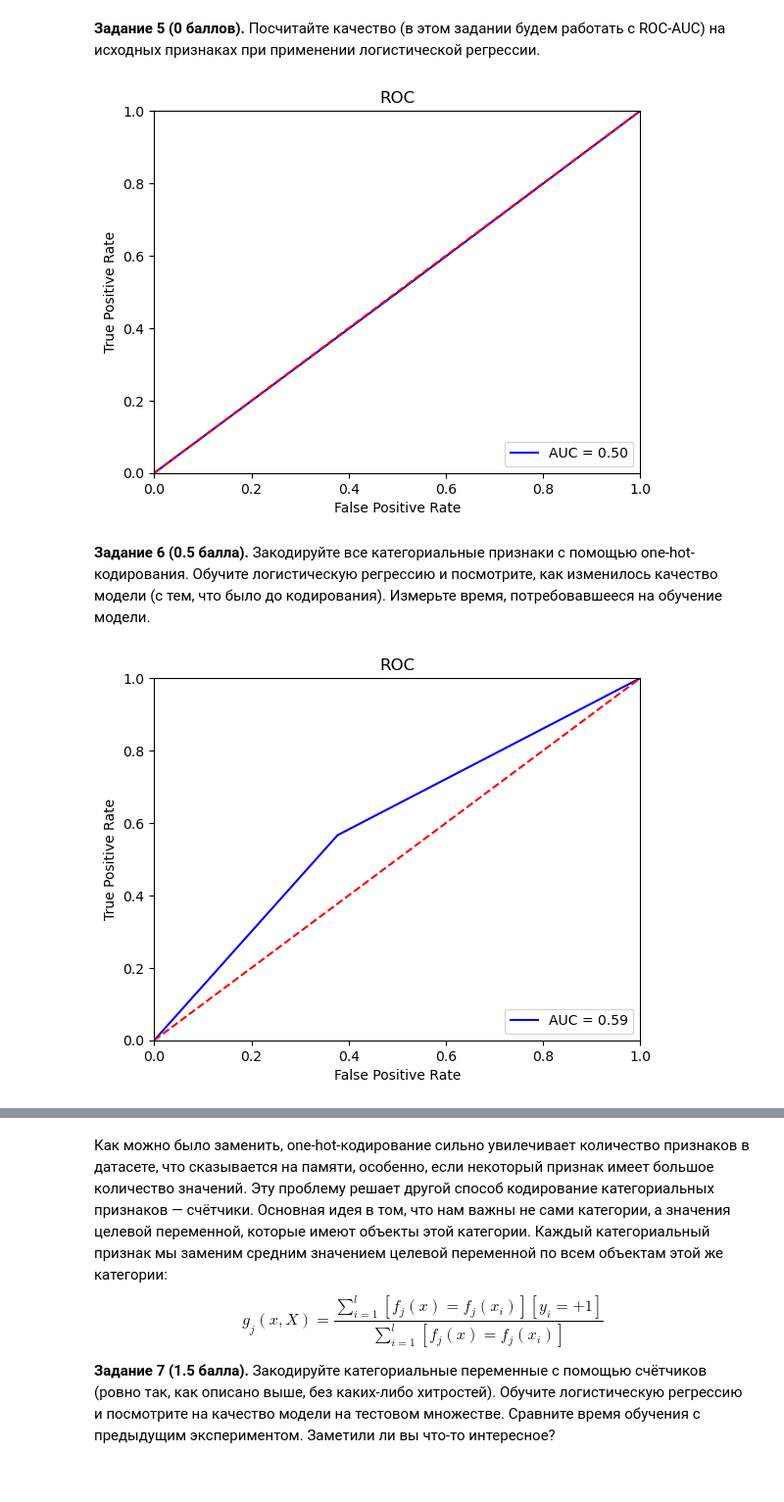
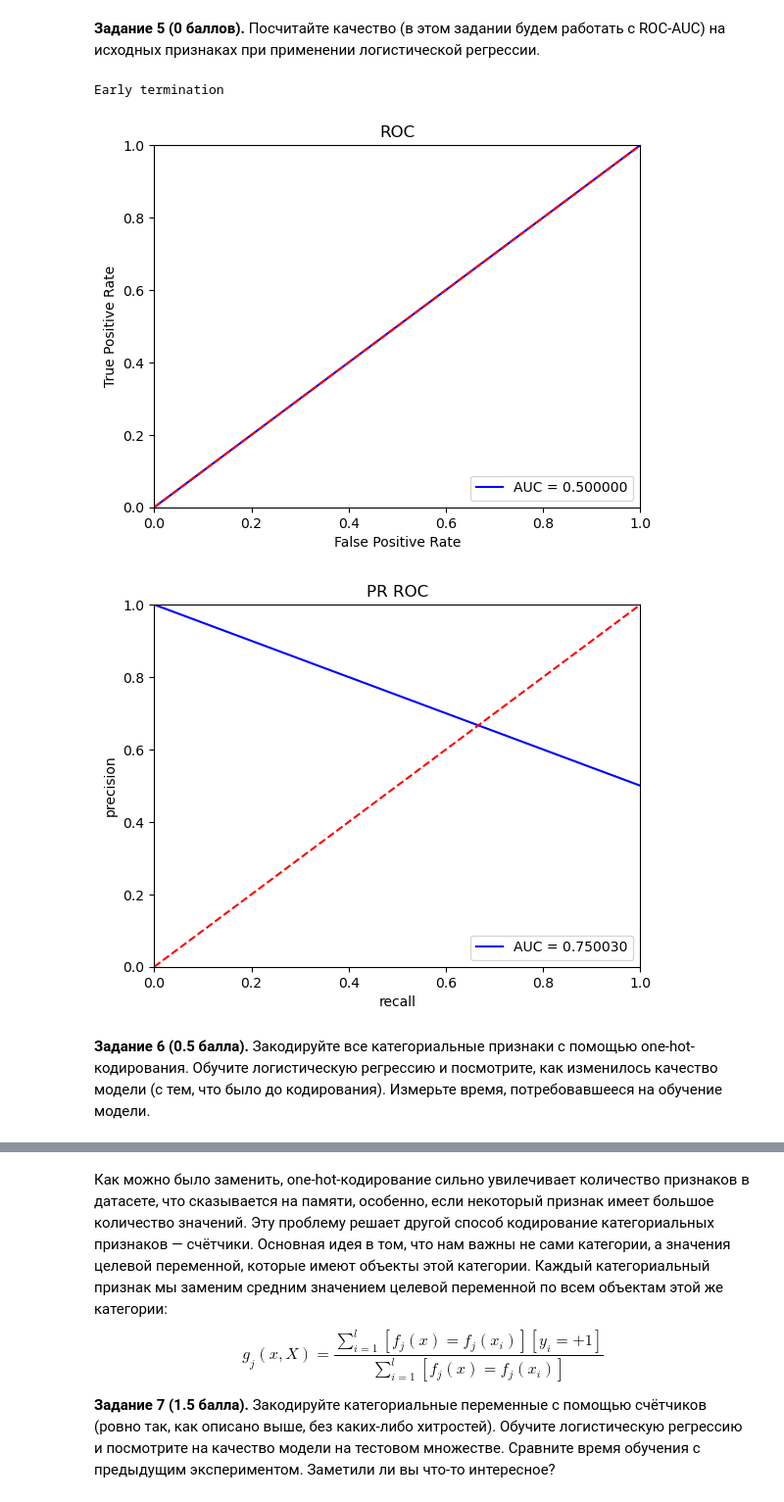
Before and after one commit to Professor322/logistic_regression, a Jupyter notebook: HW2_Logistic_regression.ipynb, the cells around one changed output, grey strips where cells are left out. Shown at 98% size. Drawn from its saved outputs; the diff is of its cells as text; code cells hidden in the pictures.

```diff
--- a/HW2_Logistic_regression.ipynb
+++ b/HW2_Logistic_regression.ipynb
@@ -81,19 +81,27 @@ class LogReg(BaseEstimator):
         ---
         output: self
         """
+        # not optimal but for the most part of the excersice we will
+        # receive pd data frames
+        self.loss_history = []
+        if isinstance(X, np.ndarray):
+            X = pd.DataFrame(X)
+
+
         self.w = np.random.randn(X.shape[1]) * 0.01
         self.loss_history = []
         #╰( ͡° ͜ʖ ͡° )つ──☆*:・ﾟ
         for _ in range(self.max_iter):
             if self.gd_type == 'stochastic':
-                j = np.random.randint(0, len(X) - 1)
-                single_X = X[j].reshape(1, -1)
+                j = np.random.randint(0, len(X))
+                single_X = X.iloc[j].values.reshape(1, -1)
                 gradient = self.calc_gradient(single_X, y[j])
             elif self.gd_type == 'full':
                 gradient = self.calc_gradient(X, y)
 
             new_w = self.w - self.eta * gradient
             if np.linalg.norm(new_w - self.w) < self.tolerance:
+                print('Early termination')
                 break
 
             self.w = new_w
@@ -249,28 +264,17 @@ X_train, X_test, y_train, y_test = train_test_split(data, target, test_size=0.5)
 # %%
 ### ╰( ͡° ͜ʖ ͡° )つ──☆*:・ﾟ
 
-from sklearn.linear_model import LogisticRegression
-
-model = LogisticRegression()
-
-model.fit(X_train, y_test)
+model.fit(X_train, y_train)
 
 y_pred_test = model.predict(X_test)
+# %% [output]
+Early termination
-# %%
-fpr, tpr, threshold = roc_curve(y_test, y_pred_test)
-roc_auc = auc(fpr, tpr)
-
-plt.title('ROC')
-plt.plot(fpr, tpr, 'b', label = 'AUC = %0.2f' % roc_auc)
-plt.legend(loc = 'lower right')
-plt.plot([0, 1], [0, 1],'r--')
-plt.xlim([0, 1])
-plt.ylim([0, 1])
-plt.ylabel('True Positive Rate')
-plt.xlabel('False Positive Rate')
-plt.show()
-# %% [output]
-[figure, removed]
+# %%
+plot_roc_curve(y_true=y_test, y_pred=y_pred_test)
+plot_pr_roc_curve(y_true=y_test, y_pred=y_pred_test)
+# %% [output]
+[figure, added]
+[figure, added]
 # %% [markdown]
 **Задание 6 (0.5 балла).** Закодируйте все категориальные признаки с помощью one-hot-кодирования. Обучите логистическую регрессию и посмотрите, как изменилось качество модели (с тем, что было до кодирования). Измерьте время, потребовавшееся на обучение модели.
 # %%
@@ -286,18 +294,3 @@ X_test_ohe = ohe.transform(X_test)
 # %%
 model.fit(X_train_ohe, y_train)
 y_pred_test = model.predict(X_test_ohe)
-# %%
-fpr, tpr, threshold = roc_curve(y_test, y_pred_test)
-roc_auc = auc(fpr, tpr)
-
-plt.title('ROC')
-plt.plot(fpr, tpr, 'b', label = 'AUC = %0.2f' % roc_auc)
-plt.legend(loc = 'lower right')
-plt.plot([0, 1], [0, 1],'r--')
-plt.xlim([0, 1])
-plt.ylim([0, 1])
-plt.ylabel('True Positive Rate')
-plt.xlabel('False Positive Rate')
-plt.show()
-# %% [output]
-[figure, removed]
```
Also changed, not shown: parts of 36 cells of this notebook.
